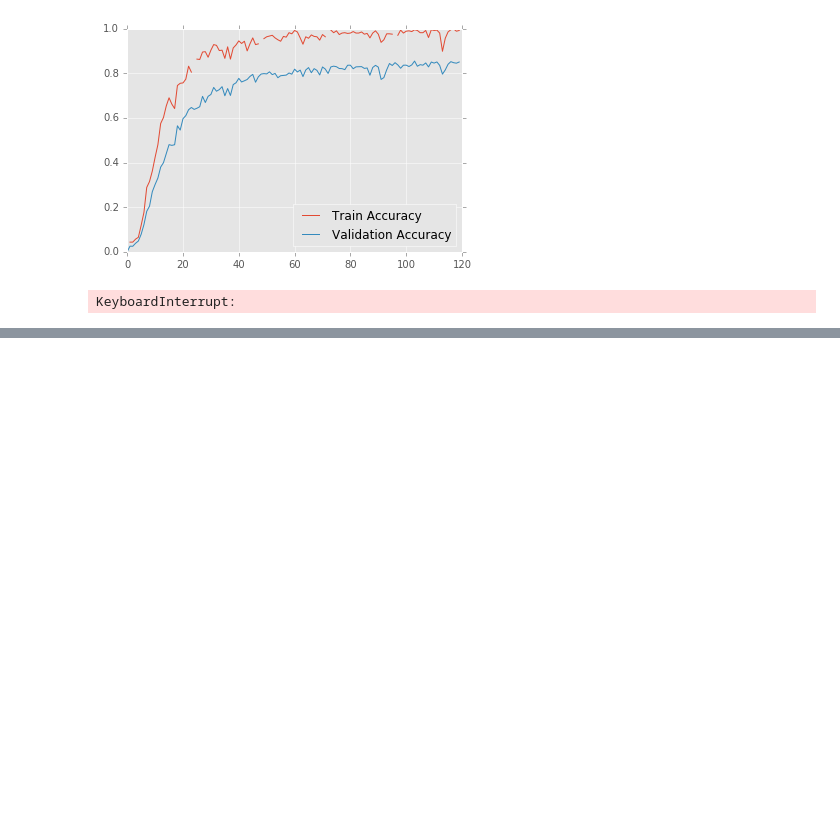
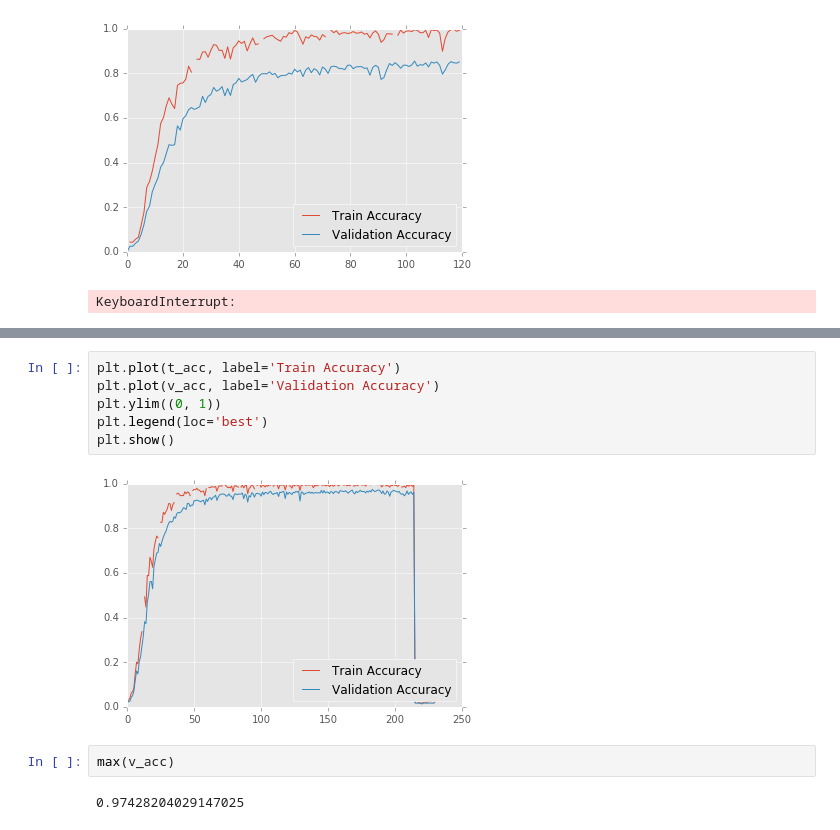
Before and after one commit to idelbrid/SVHN_DeepLearning, a Jupyter notebook: Testing Models on MNIST Synthetic Dataset.ipynb, the cells around one changed output, grey strips where cells are left out. Drawn from its saved outputs; the diff is of its cells as text; blank space fills up the shorter version.

```diff
--- a/Testing Models on MNIST Synthetic Dataset.ipynb
+++ b/Testing Models on MNIST Synthetic Dataset.ipynb
@@ -985,0 +1157,12 @@ KeyboardInterrupt:
+# %%
+plt.plot(t_acc, label='Train Accuracy')
+plt.plot(v_acc, label='Validation Accuracy')
+plt.ylim((0, 1))
+plt.legend(loc='best')
+plt.show()
+# %% [output]
+[figure, added]
+# %%
+max(v_acc)
+# %% [output]
+0.97428204029147025
```
Also changed, not shown: parts of 7 cells of this notebook, 1 other file.
